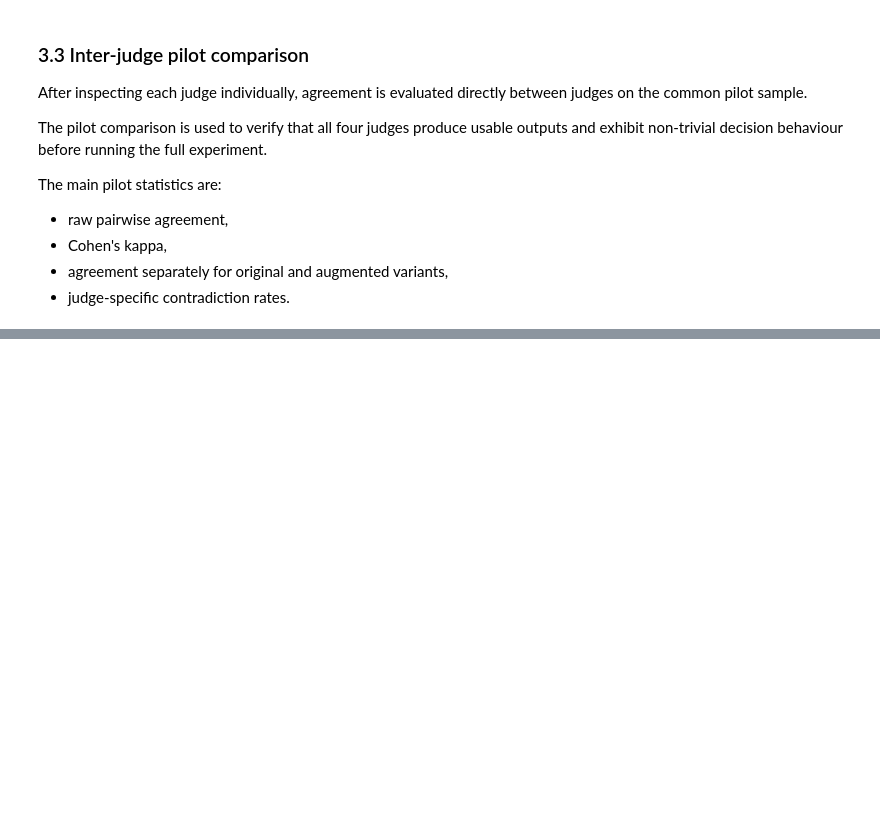
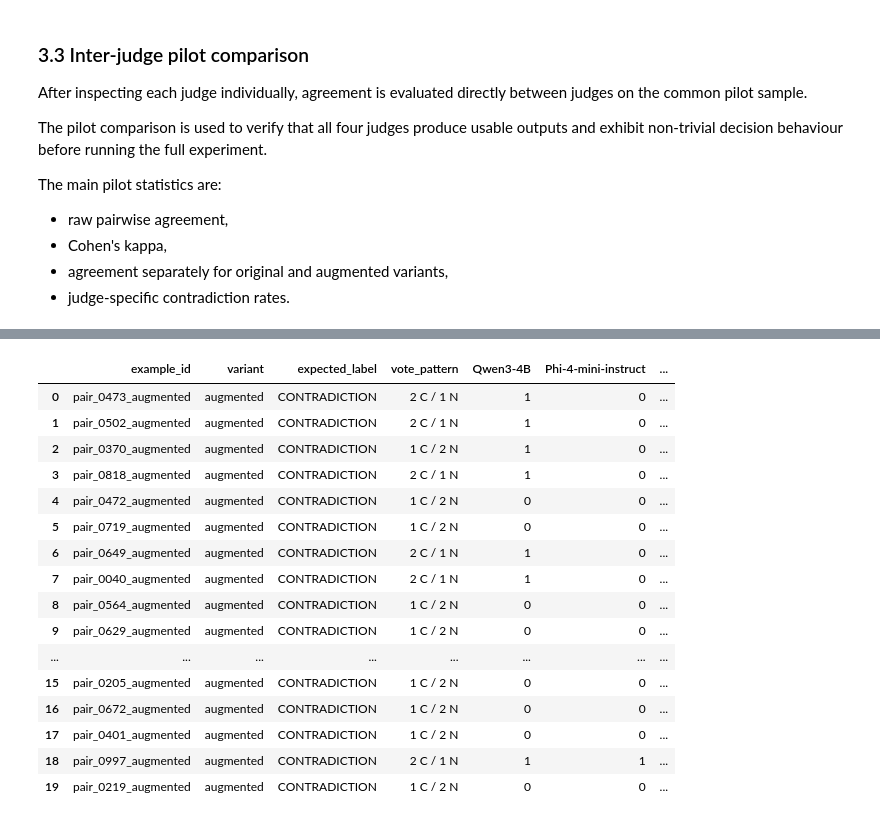
Before and after one commit to Maty228/LLM-Persona-judge-agreement, a Jupyter notebook: llm_judge_agreement.ipynb, the cells around one changed output, grey strips where cells are left out. Cells and saved outputs as stored; diff of their text form; code cells hidden in the pictures; blank space fills up the shorter version.

Commit message:
Add intra judge analysis

```diff
--- a/llm_judge_agreement.ipynb
+++ b/llm_judge_agreement.ipynb
@@ -1362,0 +2469,92 @@ qwen_phi_disagreements[
+# %%
+complete_consensus_df[
+    "minority_size"
+] = (
+    complete_consensus_df[
+        [
+            "num_contradiction_votes",
+            "num_no_contradiction_votes",
+        ]
+    ]
+    .min(
+        axis=1
+    )
+)
+
+
+max_disagreement = (
+    complete_consensus_df[
+        ~complete_consensus_df[
+            "unanimous"
+        ]
+    ]
+    .sort_values(
+        [
+            "minority_size",
+            "variant",
+        ],
+        ascending=[
+            False,
+            True,
+        ],
+    )
+)
+
+
+disagreement_inspection = (
+    max_disagreement
+    .reset_index()
+    .merge(
+        pilot_df[
+            [
+                "example_id",
+                "expected_label",
+                "changed_original_facts",
+                "changed_augmented_facts",
+            ]
+        ]
+        .drop_duplicates(
+            "example_id"
+        ),
+        on="example_id",
+        how="left",
+    )
+)
+
+
+display_columns = (
+    [
+        "example_id",
+        "variant",
+        "expected_label",
+        "vote_pattern",
+    ]
+    + judge_columns
+    + [
+        "changed_original_facts",
+        "changed_augmented_facts",
+    ]
+)
+
+
+disagreement_inspection[
+    display_columns
+].head(20)
+# %% [output]
+|  | example_id | variant | expected_label | vote_pattern | Qwen3-4B | Phi-4-mini-instruct | ... |
+| 0 | pair_0473_augmented | augmented | CONTRADICTION | 2 C / 1 N | 1 | 0 | ... |
+| 1 | pair_0502_augmented | augmented | CONTRADICTION | 2 C / 1 N | 1 | 0 | ... |
+| 2 | pair_0370_augmented | augmented | CONTRADICTION | 1 C / 2 N | 1 | 0 | ... |
+| 3 | pair_0818_augmented | augmented | CONTRADICTION | 2 C / 1 N | 1 | 0 | ... |
+| 4 | pair_0472_augmented | augmented | CONTRADICTION | 1 C / 2 N | 0 | 0 | ... |
+| 5 | pair_0719_augmented | augmented | CONTRADICTION | 1 C / 2 N | 0 | 0 | ... |
+| 6 | pair_0649_augmented | augmented | CONTRADICTION | 2 C / 1 N | 1 | 0 | ... |
+| 7 | pair_0040_augmented | augmented | CONTRADICTION | 2 C / 1 N | 1 | 0 | ... |
+| 8 | pair_0564_augmented | augmented | CONTRADICTION | 1 C / 2 N | 0 | 0 | ... |
+| 9 | pair_0629_augmented | augmented | CONTRADICTION | 1 C / 2 N | 0 | 0 | ... |
+| ... | ... | ... | ... | ... | ... | ... | ... |
+| 15 | pair_0205_augmented | augmented | CONTRADICTION | 1 C / 2 N | 0 | 0 | ... |
+| 16 | pair_0672_augmented | augmented | CONTRADICTION | 1 C / 2 N | 0 | 0 | ... |
+| 17 | pair_0401_augmented | augmented | CONTRADICTION | 1 C / 2 N | 0 | 0 | ... |
+| 18 | pair_0997_augmented | augmented | CONTRADICTION | 2 C / 1 N | 1 | 1 | ... |
+| 19 | pair_0219_augmented | augmented | CONTRADICTION | 1 C / 2 N | 0 | 0 | ... |
```
Also changed, not shown: parts of 12 cells of this notebook, 2 other files.
